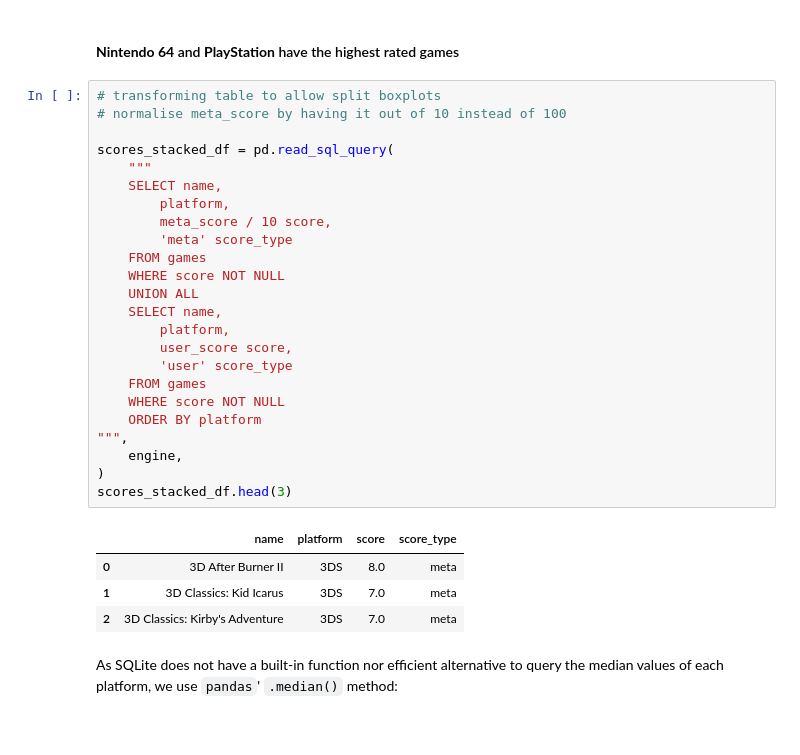
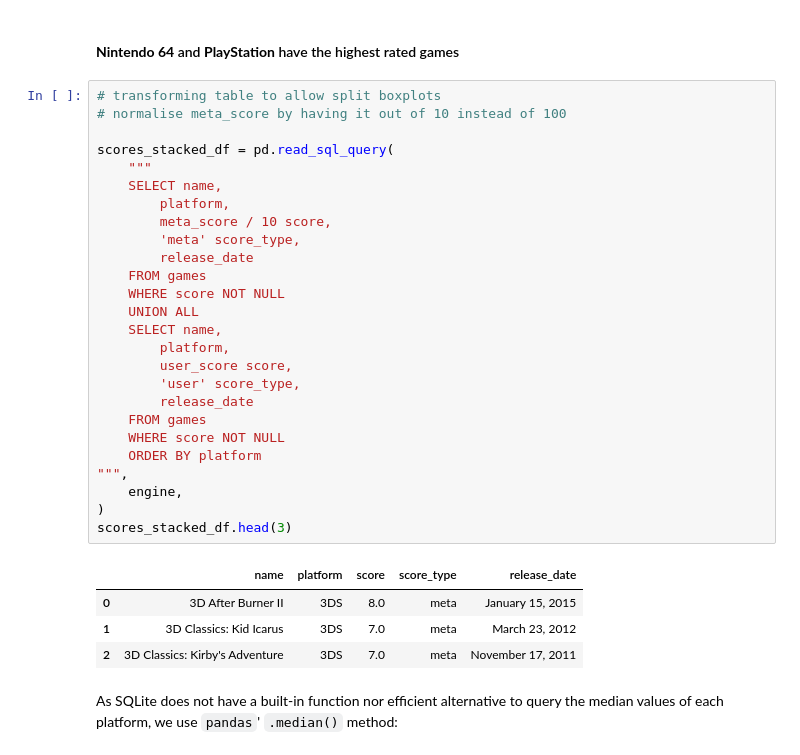
Before and after one commit to henrylin03/video-games, a Jupyter notebook: analysis.ipynb, the cells around one changed output. Cells and saved outputs as stored; diff of their text form.

```diff
--- a/analysis.ipynb
+++ b/analysis.ipynb
@@ -394,32 +394,34 @@ plt.show()
 # %%
 # transforming table to allow split boxplots
 # normalise meta_score by having it out of 10 instead of 100
 
 scores_stacked_df = pd.read_sql_query(
     """
     SELECT name,
         platform,
         meta_score / 10 score,
-        'meta' score_type
+        'meta' score_type,
+        release_date
     FROM games
     WHERE score NOT NULL
     UNION ALL
     SELECT name,
         platform,
         user_score score,
-        'user' score_type
+        'user' score_type,
+        release_date
     FROM games
     WHERE score NOT NULL
     ORDER BY platform
 """,
     engine,
 )
 scores_stacked_df.head(3)
 # %% [output]
-|  | name | platform | score | score_type |
-| 0 | 3D After Burner II | 3DS | 8.0 | meta |
-| 1 | 3D Classics: Kid Icarus | 3DS | 7.0 | meta |
-| 2 | 3D Classics: Kirby's Adventure | 3DS | 7.0 | meta |
+|  | name | platform | score | score_type | release_date |
+| 0 | 3D After Burner II | 3DS | 8.0 | meta | January 15, 2015 |
+| 1 | 3D Classics: Kid Icarus | 3DS | 7.0 | meta | March 23, 2012 |
+| 2 | 3D Classics: Kirby's Adventure | 3DS | 7.0 | meta | November 17, 2011 |
 # %% [markdown]
 As SQLite does not have a built-in function nor efficient alternative to query the median values of each platform, we use `pandas`' `.median()` method:
 # %%
```
Also changed, not shown: parts of 4 cells of this notebook.
